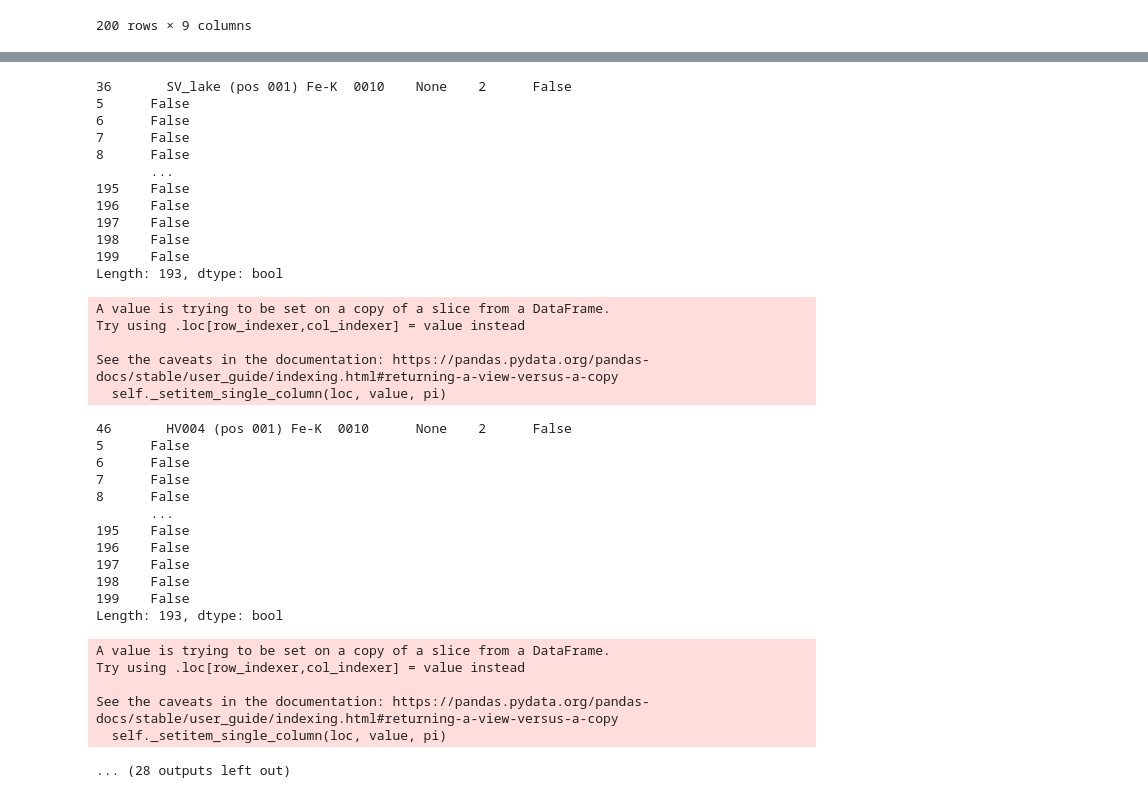
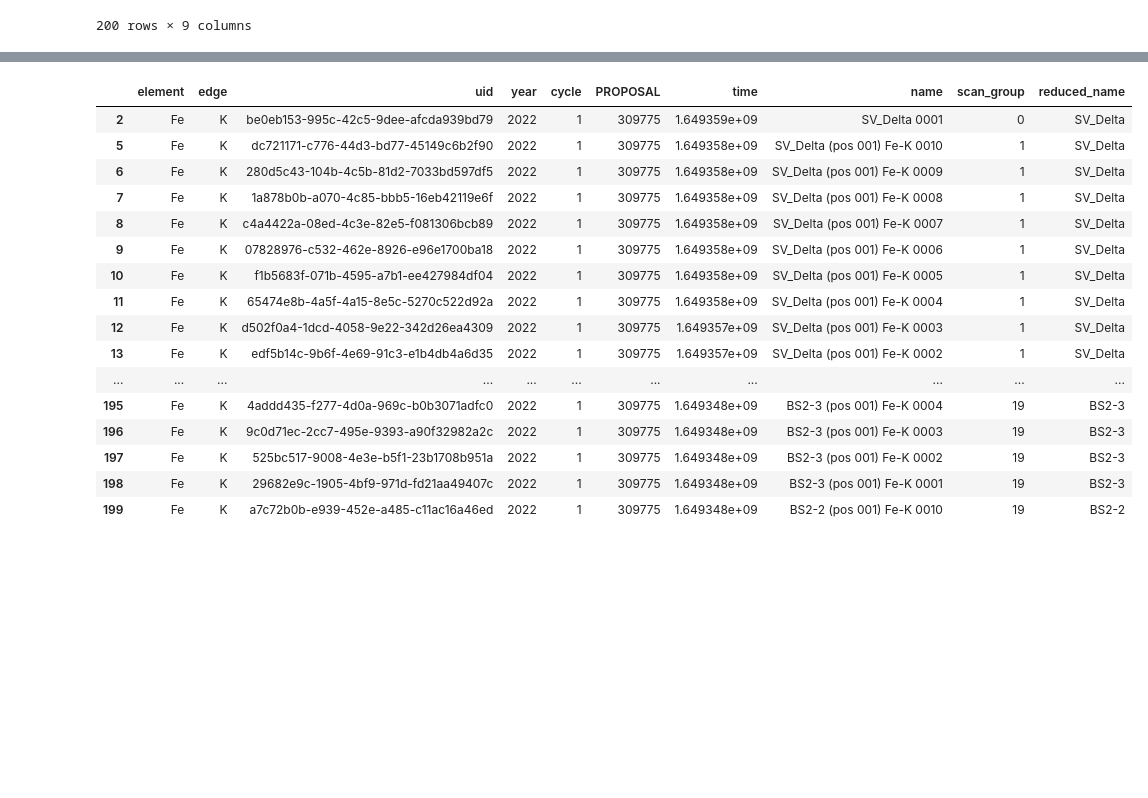
Before and after one commit to NSLS-II-ISS/xview, a Jupyter notebook: xview/database_search_and_merge.ipynb, the cells around one changed output, grey strips where cells are left out. Cells and saved outputs as stored; diff of their text form; code cells hidden in the pictures; blank space fills up the shorter version.

```diff
--- a/xview/database_search_and_merge.ipynb
+++ b/xview/database_search_and_merge.ipynb
@@ -99,6 +135,8 @@ df_uid = filter_df_uid_by_strings(df_uid, strings_to_drop)
 # %%
 from operator import iand
 from functools import reduce
+
+
 
 def get_relevant_scans_for_row(df_uid, row, time_window=600, ls_dist_thresh=4):
     # filter by element/proposal
@@ -108,19 +146,27 @@ def get_relevant_scans_for_row(df_uid, row, time_window=600, ls_dist_thresh=4):
     # filter by time
     filter_list.append((row['time'] - df_uid['time']).abs() < time_window)
 
+    # filter by ungrouped
+    filter_list.append(df_uid['scan_group'] == None)
+
     relevant_scans = reduce(lambda x, y: x & y, filter_list)
 
-    # remove self
-    filter_list.append(row.name != df_uid.index) # here we actually filter out the INDEX, not the name
+    # filter by name
+    idx_of_next_sample = (row['reduced_name'] != df_uid['reduced_name']).gt(0.99).idxmax()
+    relevant_scans[idx_of_next_sample:] = False
 
-    # filter by name
-    ls_dist = ~relevant_scans * 100
-    ls_dist[relevant_scans] = df_uid['name'][relevant_scans].apply(lambda x: jellyfish.levenshtein_distance(x, row['name']))
-    ls_dist_mask = ls_dist <= ls_dist_thresh
 
-    relevant_scans = relevant_scans & (ls_dist_mask)
+#     # remove self
+#     filter_list.append(row.name != df_uid.index) # here we actually filter out the INDEX, not the name
+
+#     # filter by name
+#     ls_dist = ~relevant_scans * 100
+#     ls_dist[relevant_scans] = df_uid['name'][relevant_scans].apply(lambda x: jellyfish.levenshtein_distance(x, row['name']))
+#     ls_dist_mask = ls_dist <= ls_dist_thresh
+
+#     relevant_scans = relevant_scans & (ls_dist_mask)
     # return self
-    relevant_scans.loc[row.name] = True
+#     relevant_scans.loc[row.name] = True
     return relevant_scans
 
 
@@ -144,7 +190,7 @@ def group_scans(df_uid, time_window=600, ls_dist_thresh=4):
 
 
 group_scans(df_uid)
-
+df_uid
 # names_list = df_uid.name.values.tolist()
 # similarity_list = []
 
@@ -225,35 +203,17 @@ See the caveats in the documentation: https://pandas.pydata.org/pandas-docs/stab
-36       SV_lake (pos 001) Fe-K  0010    None    2      False
-5      False
-6      False
-7      False
-8      False
-       ...
-195    False
-196    False
-197    False
-198    False
-199    False
-Length: 193, dtype: bool
-A value is trying to be set on a copy of a slice from a DataFrame.
-Try using .loc[row_indexer,col_indexer] = value instead
-
-See the caveats in the documentation: https://pandas.pydata.org/pandas-docs/stable/user_guide/indexing.html#returning-a-view-versus-a-copy
-  self._setitem_single_column(loc, value, pi)
-46       HV004 (pos 001) Fe-K  0010      None    2      False
-5      False
-6      False
-7      False
-8      False
-       ...
-195    False
-196    False
-197    False
-198    False
-199    False
-Length: 193, dtype: bool
-A value is trying to be set on a copy of a slice from a DataFrame.
-Try using .loc[row_indexer,col_indexer] = value instead
-
-See the caveats in the documentation: https://pandas.pydata.org/pandas-docs/stable/user_guide/indexing.html#returning-a-view-versus-a-copy
-  self._setitem_single_column(loc, value, pi)
-... (28 outputs left out)
+|  | element | edge | uid | year | cycle | PROPOSAL | time | name | scan_group | reduced_name |
+| 2 | Fe | K | be0eb153-995c-42c5-9dee-afcda939bd79 | 2022 | 1 | 309775 | 1.649359e+09 | SV_Delta 0001 | 0 | SV_Delta |
+| 5 | Fe | K | dc721171-c776-44d3-bd77-45149c6b2f90 | 2022 | 1 | 309775 | 1.649358e+09 | SV_Delta (pos 001) Fe-K 0010 | 1 | SV_Delta |
+| 6 | Fe | K | 280d5c43-104b-4c5b-81d2-7033bd597df5 | 2022 | 1 | 309775 | 1.649358e+09 | SV_Delta (pos 001) Fe-K 0009 | 1 | SV_Delta |
+| 7 | Fe | K | 1a878b0b-a070-4c85-bbb5-16eb42119e6f | 2022 | 1 | 309775 | 1.649358e+09 | SV_Delta (pos 001) Fe-K 0008 | 1 | SV_Delta |
+| 8 | Fe | K | c4a4422a-08ed-4c3e-82e5-f081306bcb89 | 2022 | 1 | 309775 | 1.649358e+09 | SV_Delta (pos 001) Fe-K 0007 | 1 | SV_Delta |
+| 9 | Fe | K | 07828976-c532-462e-8926-e96e1700ba18 | 2022 | 1 | 309775 | 1.649358e+09 | SV_Delta (pos 001) Fe-K 0006 | 1 | SV_Delta |
+| 10 | Fe | K | f1b5683f-071b-4595-a7b1-ee427984df04 | 2022 | 1 | 309775 | 1.649358e+09 | SV_Delta (pos 001) Fe-K 0005 | 1 | SV_Delta |
+| 11 | Fe | K | 65474e8b-4a5f-4a15-8e5c-5270c522d92a | 2022 | 1 | 309775 | 1.649358e+09 | SV_Delta (pos 001) Fe-K 0004 | 1 | SV_Delta |
+| 12 | Fe | K | d502f0a4-1dcd-4058-9e22-342d26ea4309 | 2022 | 1 | 309775 | 1.649357e+09 | SV_Delta (pos 001) Fe-K 0003 | 1 | SV_Delta |
+| 13 | Fe | K | edf5b14c-9b6f-4e69-91c3-e1b4db4a6d35 | 2022 | 1 | 309775 | 1.649357e+09 | SV_Delta (pos 001) Fe-K 0002 | 1 | SV_Delta |
+| ... | ... | ... | ... | ... | ... | ... | ... | ... | ... | ... |
+| 195 | Fe | K | 4addd435-f277-4d0a-969c-b0b3071adfc0 | 2022 | 1 | 309775 | 1.649348e+09 | BS2-3 (pos 001) Fe-K 0004 | 19 | BS2-3 |
+| 196 | Fe | K | 9c0d71ec-2cc7-495e-9393-a90f32982a2c | 2022 | 1 | 309775 | 1.649348e+09 | BS2-3 (pos 001) Fe-K 0003 | 19 | BS2-3 |
+| 197 | Fe | K | 525bc517-9008-4e3e-b5f1-23b1708b951a | 2022 | 1 | 309775 | 1.649348e+09 | BS2-3 (pos 001) Fe-K 0002 | 19 | BS2-3 |
+| 198 | Fe | K | 29682e9c-1905-4bf9-971d-fd21aa49407c | 2022 | 1 | 309775 | 1.649348e+09 | BS2-3 (pos 001) Fe-K 0001 | 19 | BS2-3 |
+| 199 | Fe | K | a7c72b0b-e939-452e-a485-c11ac16a46ed | 2022 | 1 | 309775 | 1.649348e+09 | BS2-2 (pos 001) Fe-K 0010 | 19 | BS2-2 |
```
Also changed, not shown: parts of 10 cells of this notebook.
